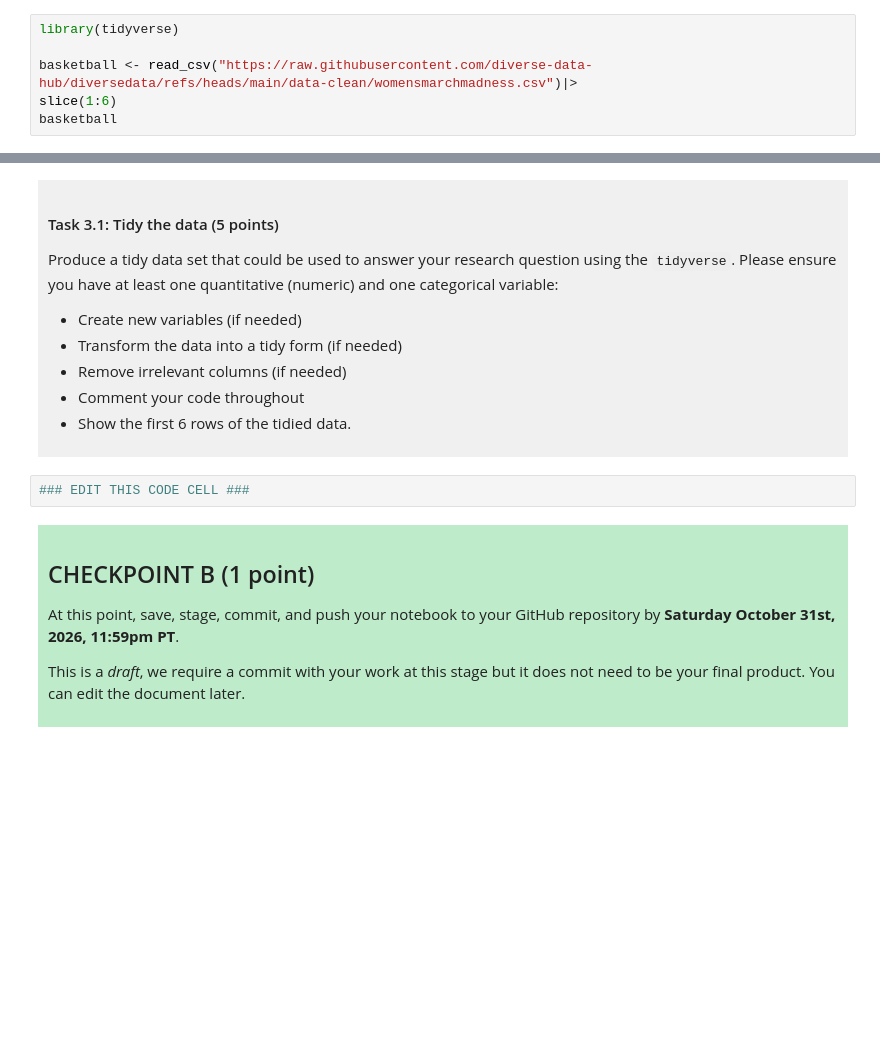
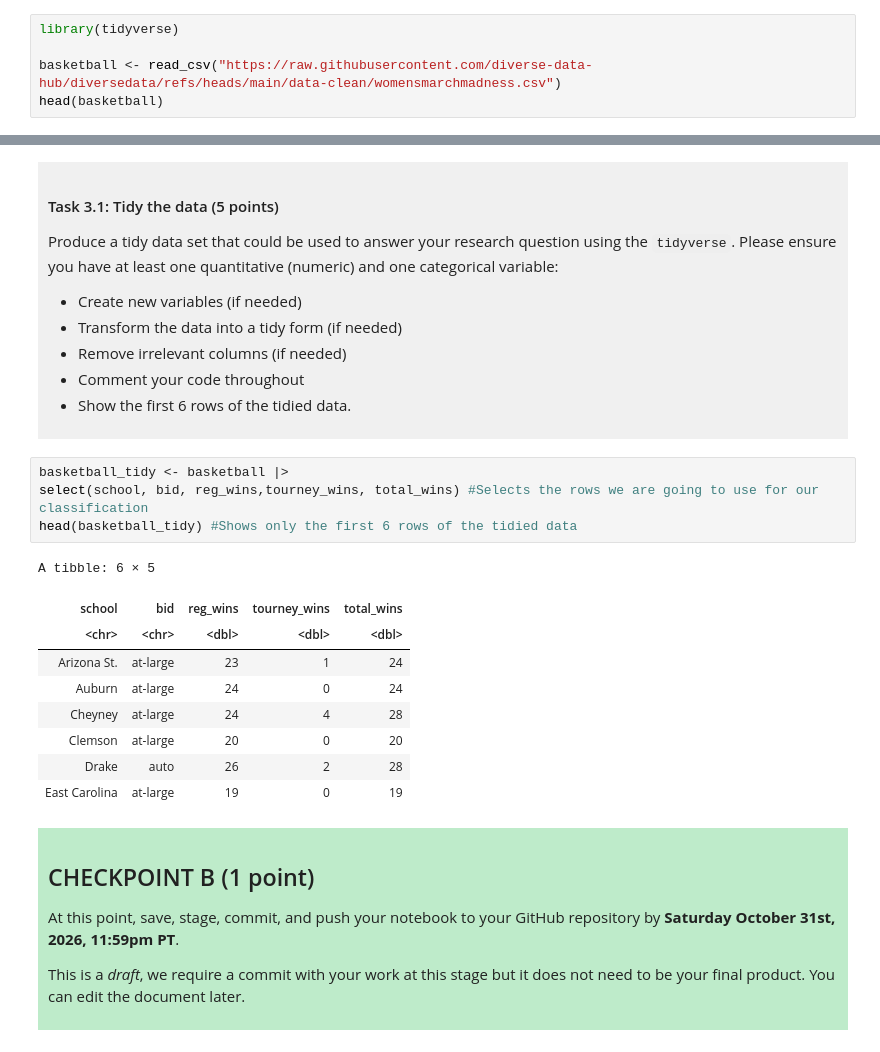
Before and after one commit to Sherman085/dsci-100-project-sherman-yee, a Jupyter notebook: dsci-100-project-notebook.ipynb, the cells around one changed output, grey strips where cells are left out. Cells and saved outputs as stored; diff of their text form; blank space fills up the shorter version.

Commit message:
Finished up to Checkpoint B, made a new predictive question and tidied the data

```diff
--- a/dsci-100-project-notebook.ipynb
+++ b/dsci-100-project-notebook.ipynb
@@ -130,9 +130,8 @@ To help you with the analysis, here is a table of descriptions of each of the va
 # %%
 library(tidyverse)
 
-basketball <- read_csv("https://raw.githubusercontent.com/diverse-data-hub/diversedata/refs/heads/main/data-clean/womensmarchmadness.csv")|>
-slice(1:6)
-basketball
+basketball <- read_csv("https://raw.githubusercontent.com/diverse-data-hub/diversedata/refs/heads/main/data-clean/womensmarchmadness.csv")
+head(basketball)
 # %% [output]
 Rows: 2092 Columns: 20
 ── Column specification ────────────────────────────────────────────────────────
@@ -210,7 +209,19 @@ Produce a tidy data set that could be used to answer your research question usin
 
 </div>
 # %%
-### EDIT THIS CODE CELL ###
+basketball_tidy <- basketball |>
+select(school, bid, reg_wins,tourney_wins, total_wins) #Selects the rows we are going to use for our classification
+head(basketball_tidy) #Shows only the first 6 rows of the tidied data
+# %% [output]
+A tibble: 6 × 5
+| school | bid | reg_wins | tourney_wins | total_wins |
+| <chr> | <chr> | <dbl> | <dbl> | <dbl> |
+| Arizona St. | at-large | 23 | 1 | 24 |
+| Auburn | at-large | 24 | 0 | 24 |
+| Cheyney | at-large | 24 | 4 | 28 |
+| Clemson | at-large | 20 | 0 | 20 |
+| Drake | auto | 26 | 2 | 28 |
+| East Carolina | at-large | 19 | 0 | 19 |
 # %% [markdown]
 <div style="background-color: #beebca; padding: 10px;">
 
```
Also changed, not shown: parts of 3 cells of this notebook.
